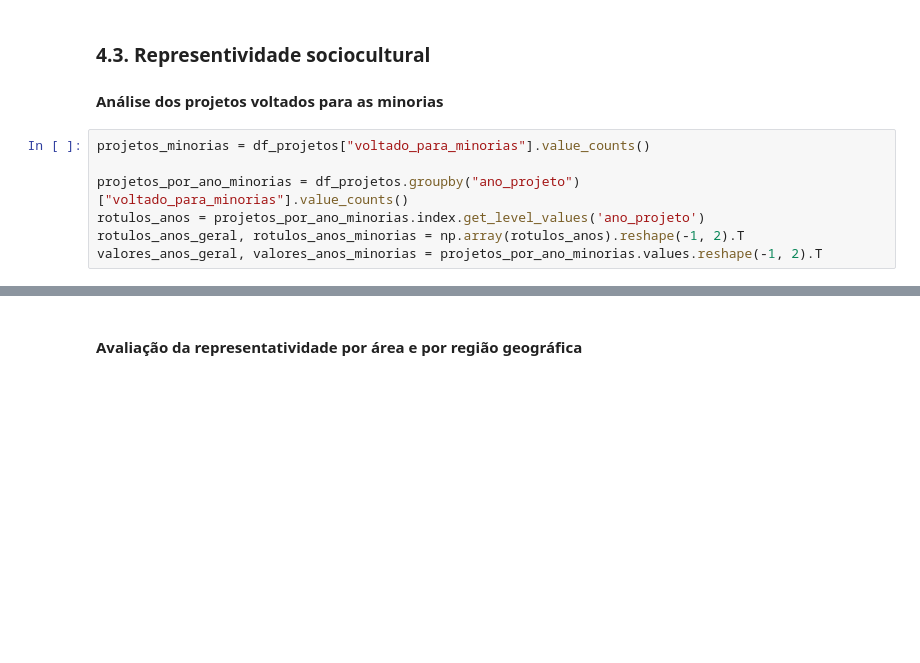
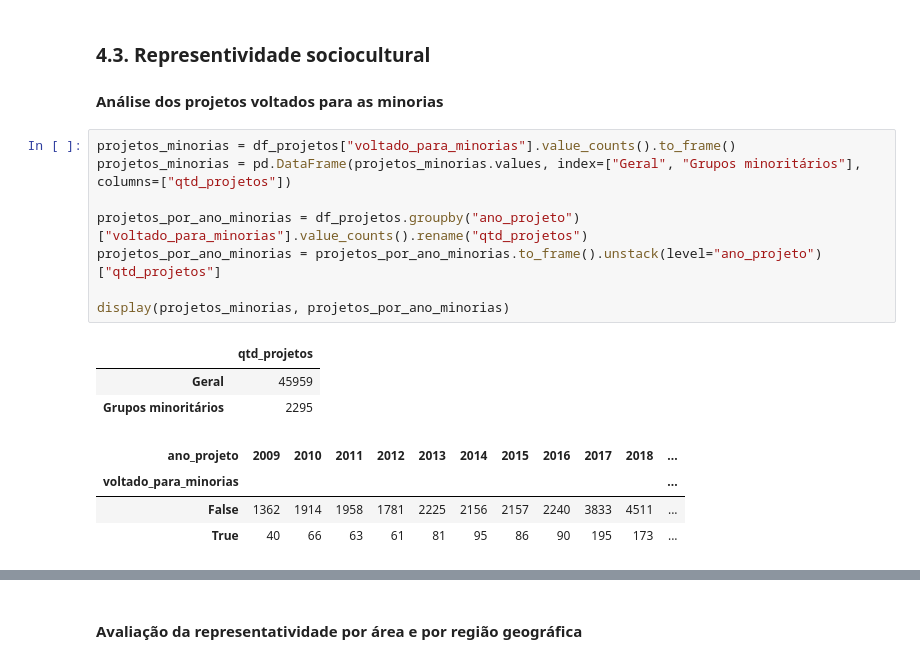
Before and after one commit to lorenaaxbastos/santander-coders-projects, a Jupyter notebook: Unit 2 - Programming Techniques I (PY)/Projeto EDA - Análise do Dataset da Lei Rouanet.ipynb, the cells around one changed output, grey strips where cells are left out. Drawn from its saved outputs; the diff is of its cells as text; blank space fills up the shorter version.

```diff
--- a/Unit 2 - Programming Techniques I (PY)/Projeto EDA - Análise do Dataset da Lei Rouanet.ipynb
+++ b/Unit 2 - Programming Techniques I (PY)/Projeto EDA - Análise do Dataset da Lei Rouanet.ipynb
@@ -1271,11 +1271,20 @@ plt.show()
 
 #### Análise dos projetos voltados para as minorias
 # %%
-projetos_minorias = df_projetos["voltado_para_minorias"].value_counts()
+projetos_minorias = df_projetos["voltado_para_minorias"].value_counts().to_frame()
+projetos_minorias = pd.DataFrame(projetos_minorias.values, index=["Geral", "Grupos minoritários"], columns=["qtd_projetos"])
 
-projetos_por_ano_minorias = df_projetos.groupby("ano_projeto")["voltado_para_minorias"].value_counts()
-rotulos_anos = projetos_por_ano_minorias.index.get_level_values('ano_projeto')
-rotulos_anos_geral, rotulos_anos_minorias = np.array(rotulos_anos).reshape(-1, 2).T
-valores_anos_geral, valores_anos_minorias = projetos_por_ano_minorias.values.reshape(-1, 2).T
+projetos_por_ano_minorias = df_projetos.groupby("ano_projeto")["voltado_para_minorias"].value_counts().rename("qtd_projetos")
+projetos_por_ano_minorias = projetos_por_ano_minorias.to_frame().unstack(level="ano_projeto")["qtd_projetos"]
+
+display(projetos_minorias, projetos_por_ano_minorias)
+# %% [output]
+|  | qtd_projetos |
+| Geral | 45959 |
+| Grupos minoritários | 2295 |
+| ano_projeto | 2009 | 2010 | 2011 | 2012 | 2013 | 2014 | 2015 | 2016 | 2017 | 2018 | ... |
+| voltado_para_minorias |  |  |  |  |  |  |  |  |  |  | ... |
+| False | 1362 | 1914 | 1958 | 1781 | 2225 | 2156 | 2157 | 2240 | 3833 | 4511 | ... |
+| True | 40 | 66 | 63 | 61 | 81 | 95 | 86 | 90 | 195 | 173 | ... |
 # %%
 plt.rcParams.update({"font.size": 6})
```
Also changed, not shown: parts of 4 cells of this notebook.
